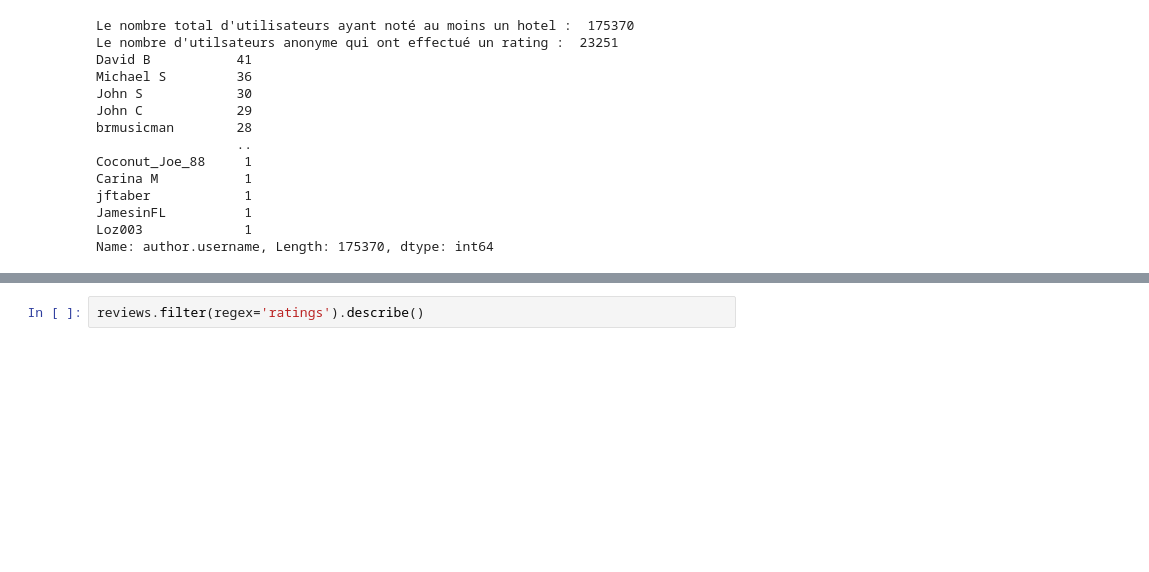
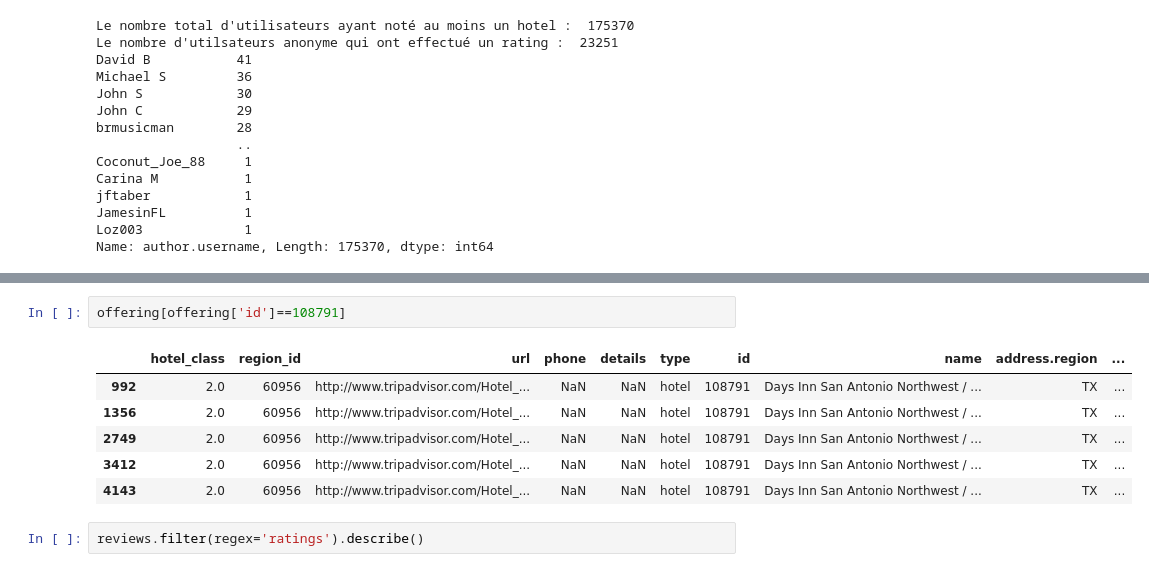
Before and after one commit to AstroNode247/tell-me-my-hotel, a Jupyter notebook: recommandations/ETL_Recs.ipynb, the cells around one changed output, grey strips where cells are left out. Cells and saved outputs as stored; diff of their text form; blank space fills up the shorter version.

```diff
--- a/recommandations/ETL_Recs.ipynb
+++ b/recommandations/ETL_Recs.ipynb
@@ -70,3 +85,12 @@ Name: author.username, Length: 175370, dtype: int64
+# %%
+offering[offering['id']==108791]
+# %% [output]
+|  | hotel_class | region_id | url | phone | details | type | id | name | address.region | ... |
+| 992 | 2.0 | 60956 | http://www.tripadvisor.com/Hotel_... | NaN | NaN | hotel | 108791 | Days Inn San Antonio Northwest / ... | TX | ... |
+| 1356 | 2.0 | 60956 | http://www.tripadvisor.com/Hotel_... | NaN | NaN | hotel | 108791 | Days Inn San Antonio Northwest / ... | TX | ... |
+| 2749 | 2.0 | 60956 | http://www.tripadvisor.com/Hotel_... | NaN | NaN | hotel | 108791 | Days Inn San Antonio Northwest / ... | TX | ... |
+| 3412 | 2.0 | 60956 | http://www.tripadvisor.com/Hotel_... | NaN | NaN | hotel | 108791 | Days Inn San Antonio Northwest / ... | TX | ... |
+| 4143 | 2.0 | 60956 | http://www.tripadvisor.com/Hotel_... | NaN | NaN | hotel | 108791 | Days Inn San Antonio Northwest / ... | TX | ... |
 # %%
 reviews.filter(regex='ratings').describe()
 # %% [output]
```
Also changed, not shown: parts of 13 cells of this notebook.
